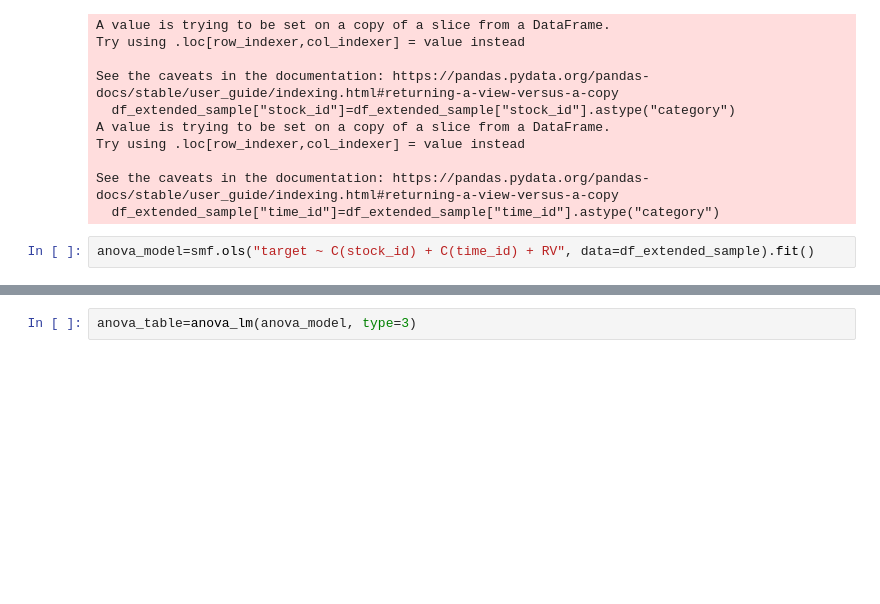
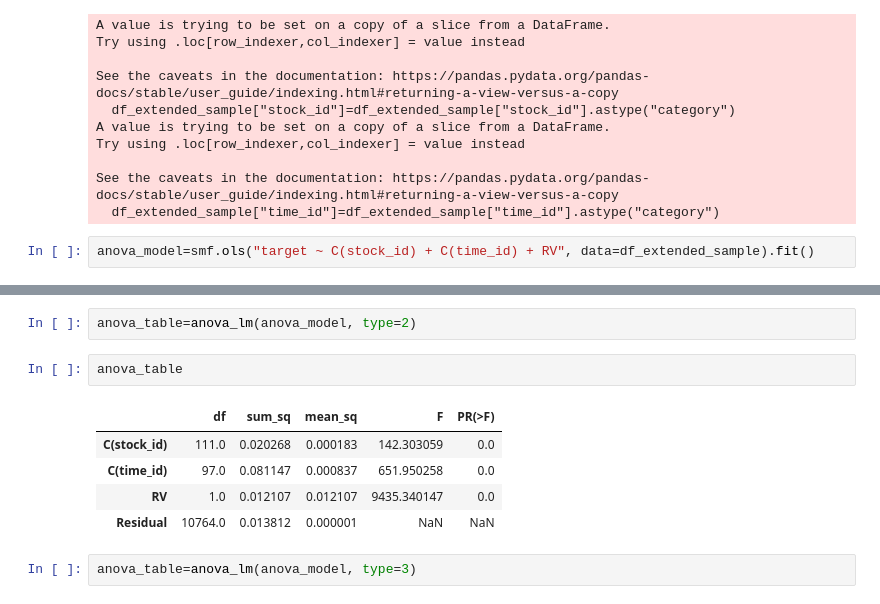
Before and after one commit to martinmf-dev/Realized_Volatility_Prediction_-erdos_deeplearning-, a Jupyter notebook: EDA/EDA_yuan.ipynb, the cells around one changed output, grey strips where cells are left out. Saved outputs shown, nothing was run; the diff lists cells and outputs as text; blank space fills up the shorter version.

```diff
--- a/EDA/EDA_yuan.ipynb
+++ b/EDA/EDA_yuan.ipynb
@@ -390,3 +411,13 @@ I choose type 3 since we might have unbalanced dataset.
+# %%
+anova_table=anova_lm(anova_model, type=2)
+# %%
+anova_table
+# %% [output]
+|  | df | sum_sq | mean_sq | F | PR(>F) |
+| C(stock_id) | 111.0 | 0.020268 | 0.000183 | 142.303059 | 0.0 |
+| C(time_id) | 97.0 | 0.081147 | 0.000837 | 651.950258 | 0.0 |
+| RV | 1.0 | 0.012107 | 0.012107 | 9435.340147 | 0.0 |
+| Residual | 10764.0 | 0.013812 | 0.000001 | NaN | NaN |
 # %%
 anova_table=anova_lm(anova_model, type=3)
 # %%
```
Also changed, not shown: parts of 30 cells of this notebook.
